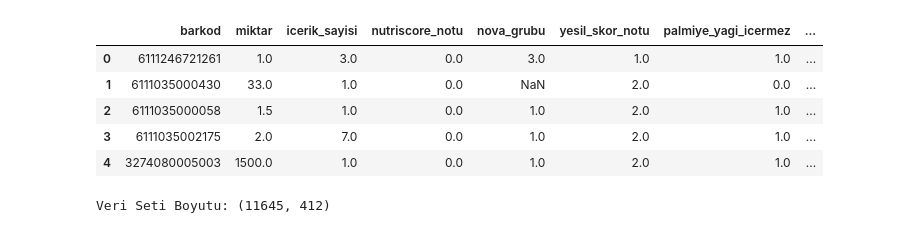
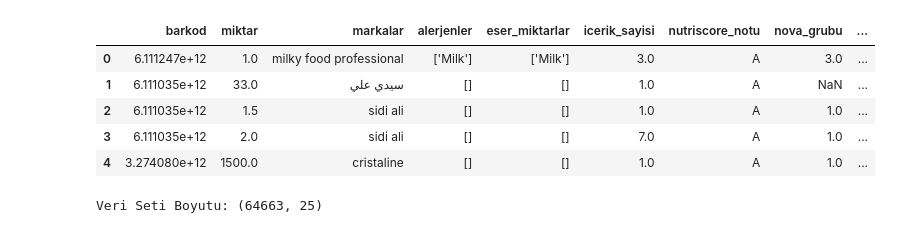
Before and after one commit to oguzhanerbil/food-health-predictor, a Jupyter notebook: prediction/oktay/analizler.ipynb, the cells around one changed output. Cells and saved outputs as stored; diff of their text form; code cells hidden in the pictures.

```diff
--- a/prediction/oktay/analizler.ipynb
+++ b/prediction/oktay/analizler.ipynb
@@ -1,28 +1,28 @@
 # %%
 # Gerekli Kütüphaneler
 import pandas as pd
 import numpy as np
 import matplotlib.pyplot as plt
 import seaborn as sns
 import warnings
 
 # Çıktı ve Görselleştirme Ayarları
 warnings.filterwarnings('ignore')
 pd.set_option('display.max_rows', 100)
 pd.set_option('display.max_columns', None)
 sns.set_theme(style="whitegrid", palette="husl")
 
 # Veri Setini Yükleme (Oğuzhan'ın temizlediği ana veriyi kullanıyoruz)
-df = pd.read_csv('../oguzhan/cleaned_grade.csv')
+df = pd.read_csv('C:\\Users\\Monster\\Desktop\\deneme\\food-health-predictor\\data\\data.csv') # C:\\Users\\Monster\\Desktop\\deneme\\food-health-predictor\\data\\data.csv
 
 # İlk Bakış
 display(df.head())
 print(f"Veri Seti Boyutu: {df.shape}")
 # %% [output]
-|  | barkod | miktar | icerik_sayisi | nutriscore_notu | nova_grubu | yesil_skor_notu | palmiye_yagi_icermez | ... |
-| 0 | 6111246721261 | 1.0 | 3.0 | 0.0 | 3.0 | 1.0 | 1.0 | ... |
-| 1 | 6111035000430 | 33.0 | 1.0 | 0.0 | NaN | 2.0 | 0.0 | ... |
-| 2 | 6111035000058 | 1.5 | 1.0 | 0.0 | 1.0 | 2.0 | 1.0 | ... |
-| 3 | 6111035002175 | 2.0 | 7.0 | 0.0 | 1.0 | 2.0 | 1.0 | ... |
-| 4 | 3274080005003 | 1500.0 | 1.0 | 0.0 | 1.0 | 2.0 | 1.0 | ... |
+|  | barkod | miktar | markalar | alerjenler | eser_miktarlar | icerik_sayisi | nutriscore_notu | nova_grubu | ... |
+| 0 | 6.111247e+12 | 1.0 | milky food professional | ['Milk'] | ['Milk'] | 3.0 | A | 3.0 | ... |
+| 1 | 6.111035e+12 | 33.0 | سيدي علي | [] | [] | 1.0 | A | NaN | ... |
+| 2 | 6.111035e+12 | 1.5 | sidi ali | [] | [] | 1.0 | A | 1.0 | ... |
+| 3 | 6.111035e+12 | 2.0 | sidi ali | [] | [] | 7.0 | A | 1.0 | ... |
+| 4 | 3.274080e+12 | 1500.0 | cristaline | [] | [] | 1.0 | A | 1.0 | ... |
-Veri Seti Boyutu: (11645, 412)
+Veri Seti Boyutu: (64663, 25)
```
Also changed, not shown: parts of 4 cells of this notebook, 2 other files.
